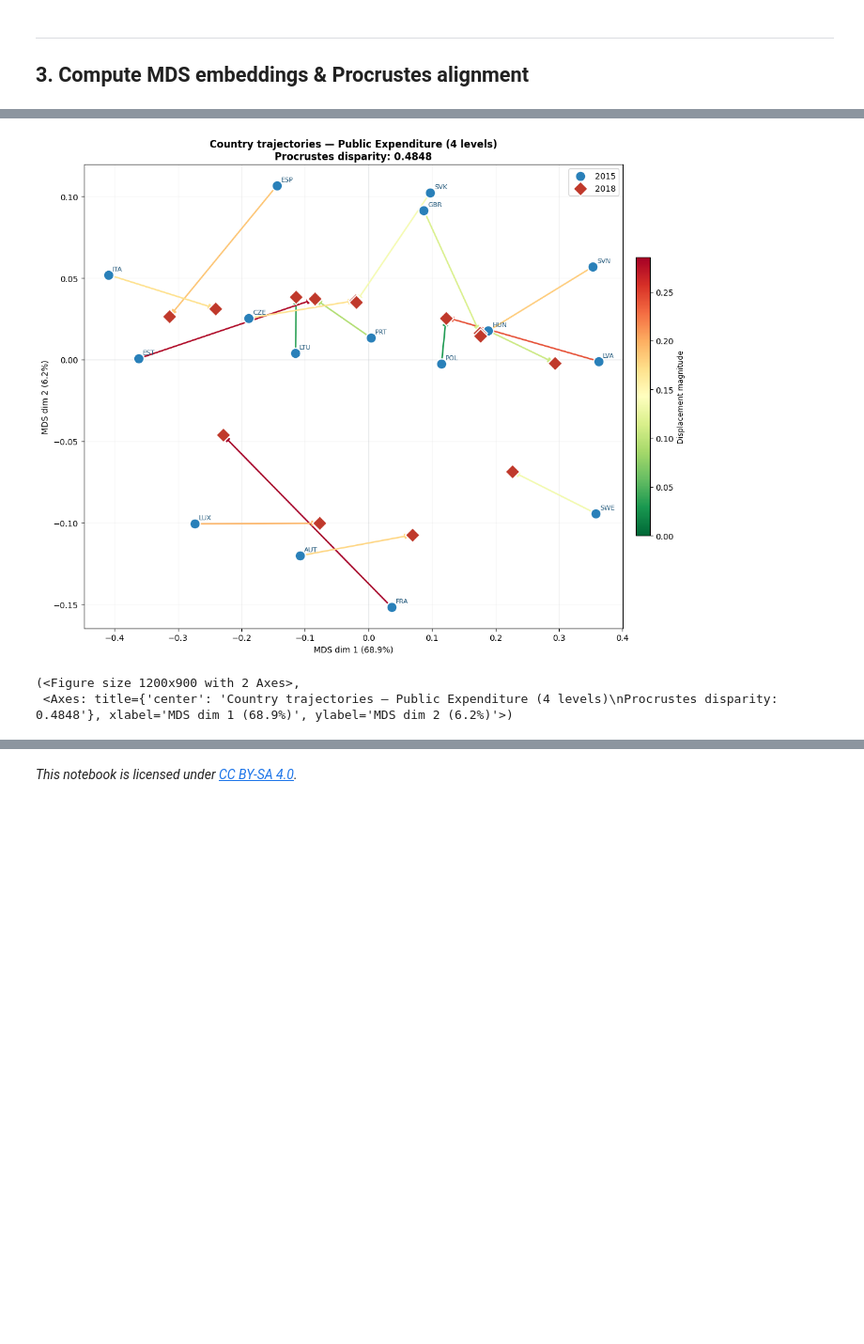
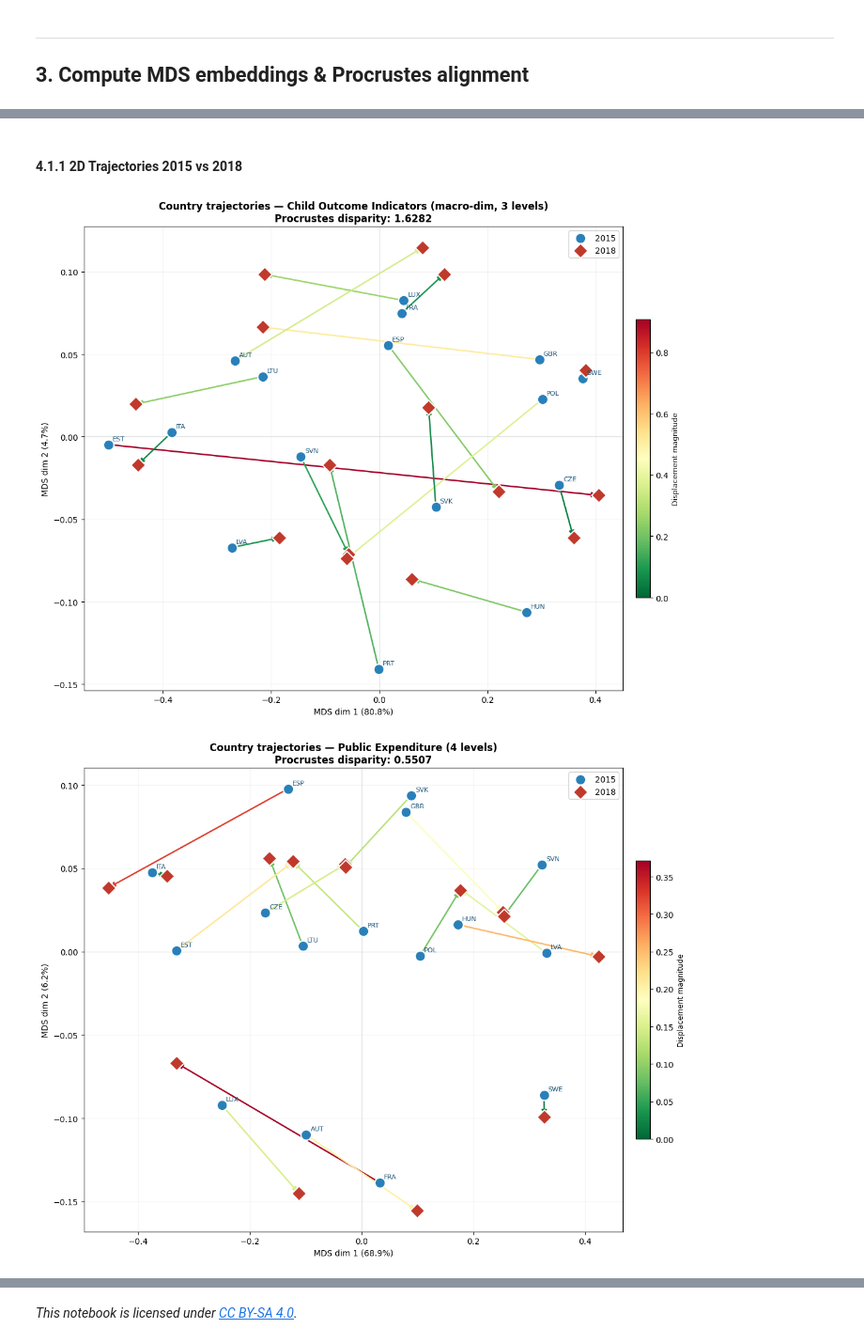
Before and after one commit to MarcoManduca/child_well-being, a Jupyter notebook: notebooks/090_MDS_projection.ipynb, the cells around one changed output, grey strips where cells are left out. Shown at 94% size. Drawn from its saved outputs; the diff is of its cells as text; code cells hidden in the pictures; blank space fills up the shorter version.

```diff
--- a/notebooks/090_MDS_projection.ipynb
+++ b/notebooks/090_MDS_projection.ipynb
@@ -298,15 +482,15 @@ plot_movement_2d(
+# %% [markdown]
+#### 4.1.1 2D Trajectories 2015 vs 2018
 # %%
-domain = "expenditure"
-X15, X18, disp = aligned[domain]["2d"]
-expl_avg = (mds[domain][2015]["explained"] + mds[domain][2018]["explained"]) / 2
-
-plot_movement_2d(
-    X15, X18, COUNTRIES,
-    title=f"Country trajectories — {DOMAINS[domain]['label']}",
-    expl=expl_avg,
-    disparity=disp,
-)
+# 2D movement plots
+for domain in DOMAINS:
+    X15, X18, disp = aligned[domain]["2d"]
+    expl_avg = (mds[domain][2015]["explained"] + mds[domain][2018]["explained"]) / 2
+    plot_movement_2d(
+        X15, X18, COUNTRIES,
+        title=f"Country trajectories — {DOMAINS[domain]['label']}",
+        expl=expl_avg, disparity=disp,
+    )
 # %% [output]
-[figure, old version]
+[figure, new version]
-(<Figure size 1200x900 with 2 Axes>,
- <Axes: title={'center': 'Country trajectories — Public Expenditure (4 levels)\nProcrustes disparity: 0.4848'}, xlabel='MDS dim 1 (68.9%)', ylabel='MDS dim 2 (6.2%)'>)
+[figure, added]
```
Also changed, not shown: parts of 25 cells of this notebook, 15 other files.
